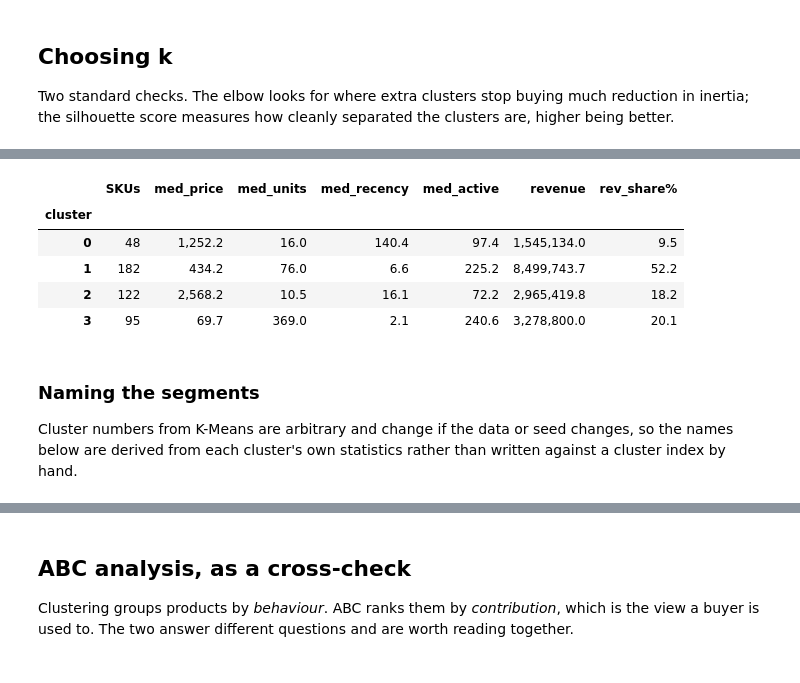
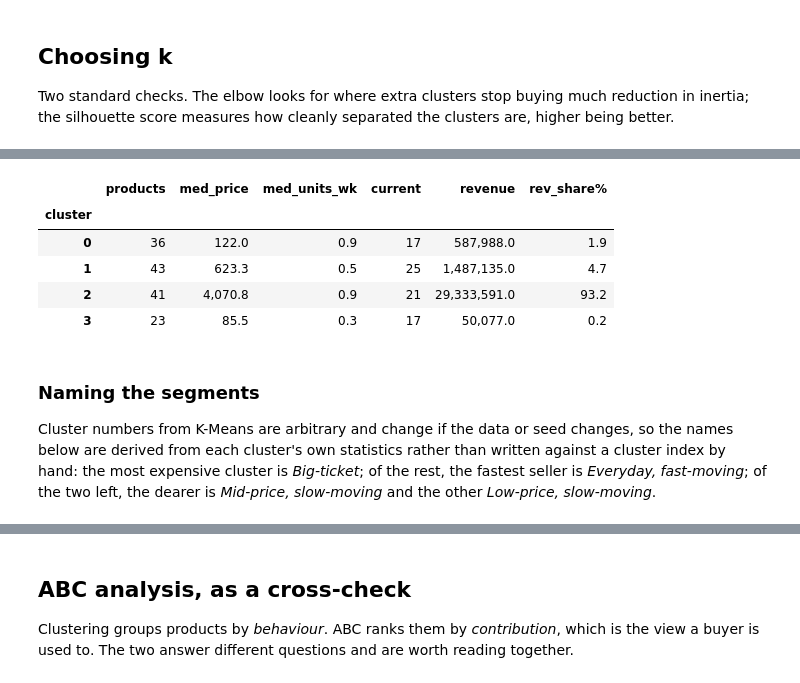
Before and after one commit to leejiewei/etech_FYP, a Jupyter notebook: ml/03_segmentation.ipynb, the cells around one changed output, grey strips where cells are left out. Saved outputs shown, nothing was run; the diff lists cells and outputs as text; code cells hidden in the pictures.

```diff
--- a/ml/03_segmentation.ipynb
+++ b/ml/03_segmentation.ipynb
@@ -66,10 +74,19 @@ products = lines.groupby("sku").agg(
     last_sale = ("date", "max"),
 )
 products["recency_wk"] = (as_of - products.last_sale).dt.days / 7
-products["active_wk"]  = (products.last_sale - products.first_sale).dt.days / 7
 products["rev_share%"] = products.revenue / products.revenue.sum() * 100
 
-print(f"{len(products)} products")
-display(products[["revenue","units","receipts","avg_price","recency_wk","active_wk"]]
-        .describe().loc[["min","25%","50%","75%","max"]])
+# Still in the range: sold within the last 26 weeks. The gap between the two groups is checked below.
+CURRENT_WITHIN_WK = 26
+products["status"] = np.where(products.recency_wk <= CURRENT_WITHIN_WK, "Current range", "Retired")
+print("last sale, current range: at most", round(products.loc[products.status == "Current range", "recency_wk"].max(), 1), "weeks ago")
+print("last sale, retired:       at least", round(products.loc[products.status == "Retired", "recency_wk"].min(), 1), "weeks ago")
+
+end = products.last_sale.where(products.status == "Retired", as_of)
+products["weeks_on_sale"] = np.maximum((end - products.first_sale).dt.days / 7, 4)
+products["units_per_wk"] = products.units / products.weeks_on_sale
+
+print(f"\n{len(products)} products:", products.status.value_counts().to_dict())
+display(products[["revenue", "units", "receipts", "avg_price", "weeks_on_sale", "units_per_wk"]]
+        .describe().loc[["min", "25%", "50%", "75%", "max"]])
 # %% [output]
@@ -90,10 +110,7 @@ distance and would otherwise weight whichever feature happens to have the larges
 # %%
-FEATURES = ["avg_price", "units", "recency_wk", "active_wk"]
+FEATURES = ["avg_price", "units_per_wk"]
 
-X = products[FEATURES].copy()
-X["avg_price"] = np.log10(X.avg_price)
-X["units"]     = np.log10(X.units)
-
+X = np.log10(products[FEATURES])
 X_scaled = StandardScaler().fit_transform(X)
 print(f"clustering matrix: {X_scaled.shape[0]} products x {X_scaled.shape[1]} features")
 # %% [output]
@@ -147,30 +164,31 @@ segmentation, but it is a judgement call and should be presented as one.
 # %%
 K = 4
 kmeans = KMeans(n_clusters=K, n_init=10, random_state=RANDOM_STATE).fit(X_scaled)
 products["cluster"] = kmeans.labels_
 
 profile = products.groupby("cluster").agg(
-    SKUs        = ("revenue", "size"),
-    med_price   = ("avg_price", "median"),
-    med_units   = ("units", "median"),
-    med_recency = ("recency_wk", "median"),
-    med_active  = ("active_wk", "median"),
-    revenue     = ("revenue", "sum"),
+    products     = ("revenue", "size"),
+    med_price    = ("avg_price", "median"),
+    med_units_wk = ("units_per_wk", "median"),
+    current      = ("status", lambda s: (s == "Current range").sum()),
+    revenue      = ("revenue", "sum"),
 )
 profile["rev_share%"] = profile.revenue / products.revenue.sum() * 100
 display(profile)
 # %% [output]
-|  | SKUs | med_price | med_units | med_recency | med_active | revenue | rev_share% |
-| cluster |  |  |  |  |  |  |  |
-| 0 | 48 | 1,252.2 | 16.0 | 140.4 | 97.4 | 1,545,134.0 | 9.5 |
-| 1 | 182 | 434.2 | 76.0 | 6.6 | 225.2 | 8,499,743.7 | 52.2 |
-| 2 | 122 | 2,568.2 | 10.5 | 16.1 | 72.2 | 2,965,419.8 | 18.2 |
-| 3 | 95 | 69.7 | 369.0 | 2.1 | 240.6 | 3,278,800.0 | 20.1 |
+|  | products | med_price | med_units_wk | current | revenue | rev_share% |
+| cluster |  |  |  |  |  |  |
+| 0 | 36 | 122.0 | 0.9 | 17 | 587,988.0 | 1.9 |
+| 1 | 43 | 623.3 | 0.5 | 25 | 1,487,135.0 | 4.7 |
+| 2 | 41 | 4,070.8 | 0.9 | 21 | 29,333,591.0 | 93.2 |
+| 3 | 23 | 85.5 | 0.3 | 17 | 50,077.0 | 0.2 |
 # %% [markdown]
 ### Naming the segments
 
 Cluster numbers from K-Means are arbitrary and change if the data or seed changes, so the
 names below are derived from each cluster's own statistics rather than written against a
-cluster index by hand.
+cluster index by hand: the most expensive cluster is *Big-ticket*; of the rest, the fastest
+seller is *Everyday, fast-moving*; of the two left, the dearer is *Mid-price, slow-moving* and
+the other *Low-price, slow-moving*.
 # %%
 def name_segments(profile):
```
Also changed, not shown: parts of 19 cells of this notebook, 31 other files.
